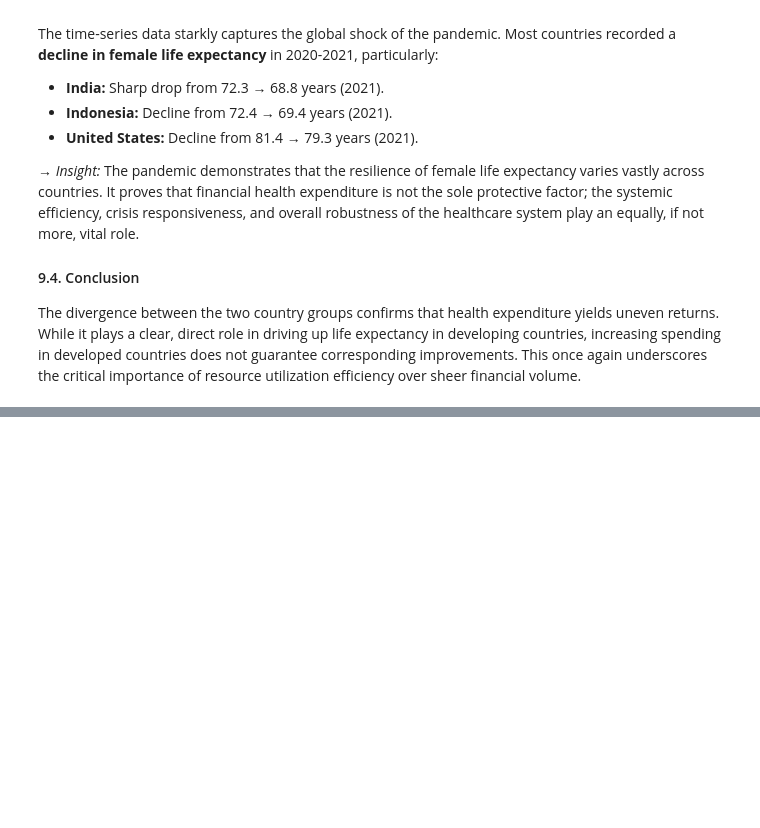
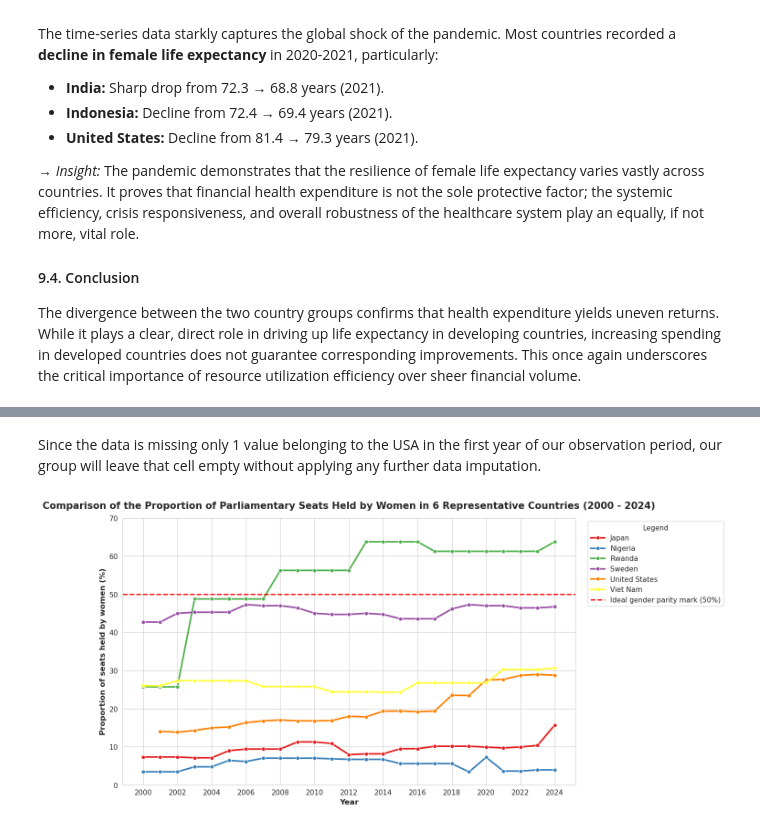
Before and after one commit to n3sfan/DataVis-Lab2, a Jupyter notebook: Notebook/All.ipynb, the cells around one changed output, grey strips where cells are left out. Drawn from its saved outputs; the diff is of its cells as text; code cells hidden in the pictures; blank space fills up the shorter version.

```diff
--- a/Notebook/All.ipynb
+++ b/Notebook/All.ipynb
@@ -1614,0 +2060,11 @@ The divergence between the two country groups confirms that health expenditure y
+# %%
+parl_clean = parl_case_study.copy()
+parl_with_data = parl_clean.dropna(subset=['Value']).copy()
+
+# print(f"Number of valid values: {len(parl_with_data)}")
+# print(f"Years with data: {sorted(parl_with_data['Year'].unique())}")
+# print(f"Number of missing values (years/countries): {parl_clean['Value'].isna().sum()}")
+
+
+# find missing values
+parl_clean[parl_clean['Value'].isna()]
@@ -1614,0 +2074,60 @@ The divergence between the two country groups confirms that health expenditure y
+# %% [markdown]
+Since the data is missing only 1 value belonging to the USA in the first year of our observation period, our group will leave that cell empty without applying any further data imputation.
+# %%
+# === BIỂU ĐỒ 1: CHOROPLETH MAP ===
+# Lọc dữ liệu năm 2020 để vẽ bản đồ (Năm gần nhất có độ phủ dữ liệu toàn cầu tốt nhất)
+df_map = parl_long[parl_long['Year'] == 2020].dropna(subset=['Value'])
+
+fig = px.choropleth(
+    df_map,
+    locations="Country Code",
+    color="Value",
+    hover_name="Country Name",
+    color_continuous_scale="Reds",
+    title="Heatmap by country: Percentage of parliamentary seats held by women (2020)"
+)
+
+fig.update_layout(
+    margin={"r":0,"t":40,"l":0,"b":0},
+    coloraxis_colorbar=dict(title="value"),
+    geo=dict(
+        showland=True,
+        landcolor="lightgray"
+    )
+)
+
+fig.show()
+
+# === CHART 1: LINE CHART ===
+plt.figure(figsize=(14, 7))
+
+# Draw line chart
+sns.lineplot(
+    data=parl_clean,
+    x='Year', y='Value',
+    hue='Country Name',
+    marker='o', markersize=6,
+    palette='Set1', # Use Set1 for strong color contrast
+    linewidth=2.5
+)
+
+# Add reference line for the 50% mark
+plt.axhline(50, color='red', linestyle='--', linewidth=2, label='Ideal gender parity mark (50%)')
+
+# Chart decorations
+plt.title('Comparison of the Proportion of Parliamentary Seats Held by Women in 6 Representative Countries (2000 - 2024)', fontsize=15, fontweight='bold', pad=15)
+plt.xlabel('Year', fontsize=12, fontweight='bold')
+plt.ylabel('Proportion of seats held by women (%)', fontsize=12, fontweight='bold')
+
+# Show even years on X-axis for better readability
+plt.xticks(range(2000, 2025, 2))
+plt.ylim(0, 70) # Expand Y-axis to avoid crowding the edges
+
+# Custom Legend
+handles, labels = plt.gca().get_legend_handles_labels()
+plt.legend(handles=handles, labels=labels, title='Legend', bbox_to_anchor=(1.02, 1), loc='upper left', fontsize=11)
+
+plt.tight_layout()
+plt.show()
+# %% [output]
+[figure, added]
```
Also changed, not shown: parts of 58 cells of this notebook, 1 other file.
